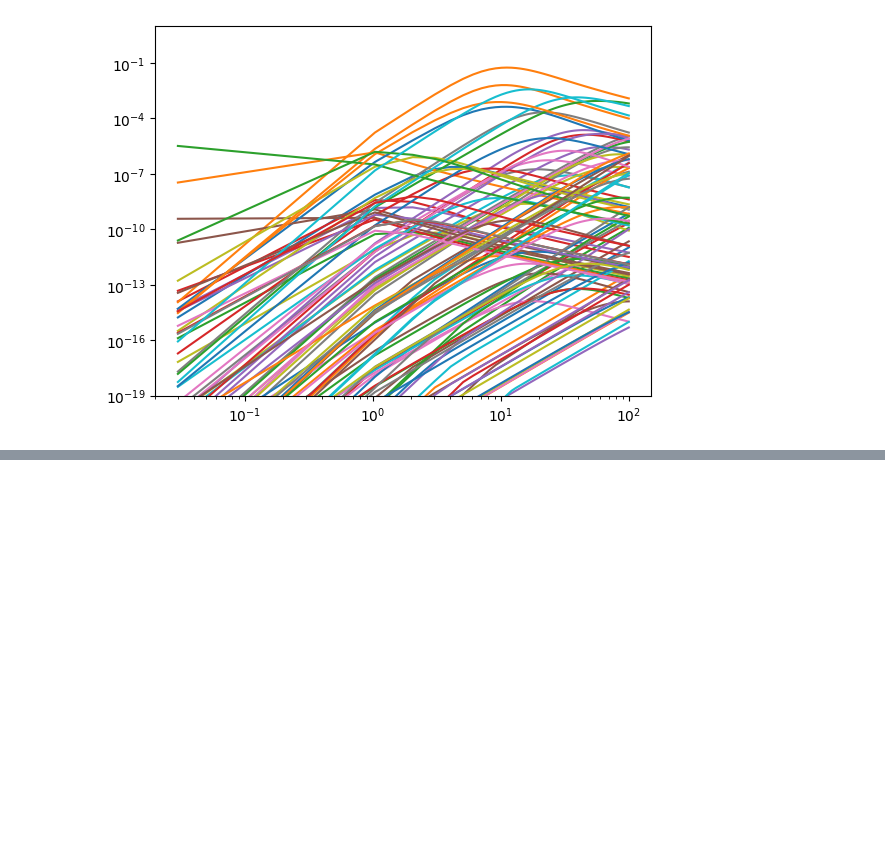
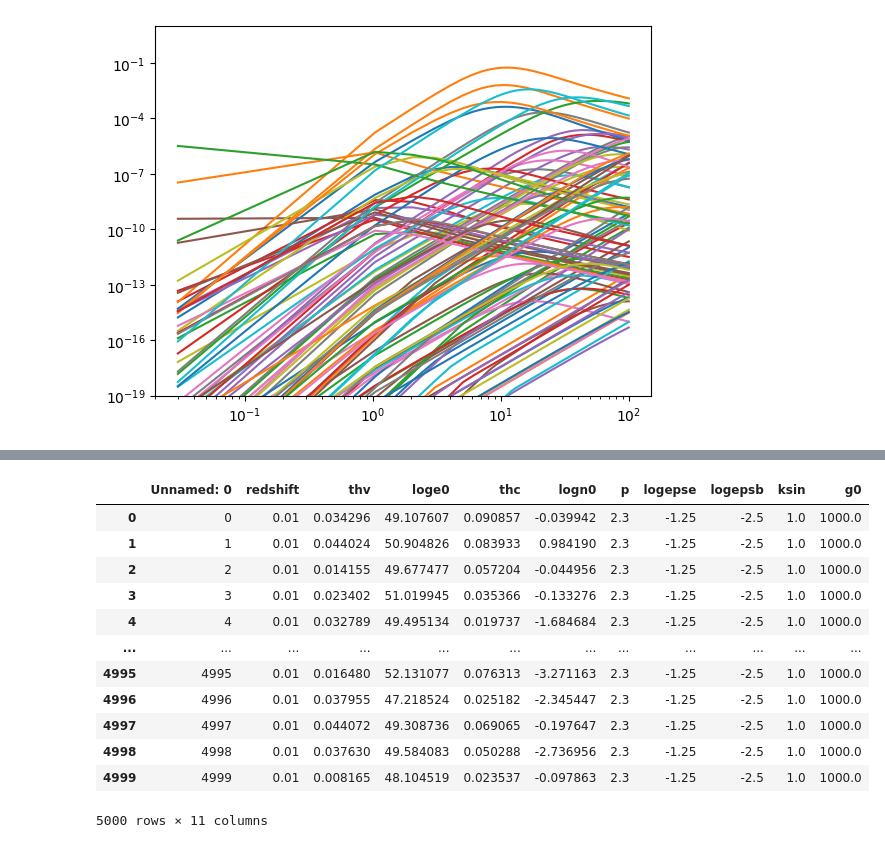
Before and after one commit to wfw23/MPhys_project, a Jupyter notebook: limited_priors.ipynb, the cells around one changed output, grey strips where cells are left out. Drawn from its saved outputs; the diff is of its cells as text; code cells hidden in the pictures; blank space fills up the shorter version.

```diff
--- a/limited_priors.ipynb
+++ b/limited_priors.ipynb
@@ -404,0 +397,17 @@ plt.savefig("on_axiscorner.png", dpi='figure')
+# %%
+on_axisdata= pd.read_csv('on_axis_samples.csv')
+on_axisdata
+# %% [output]
+|  | Unnamed: 0 | redshift | thv | loge0 | thc | logn0 | p | logepse | logepsb | ksin | g0 |
+| 0 | 0 | 0.01 | 0.034296 | 49.107607 | 0.090857 | -0.039942 | 2.3 | -1.25 | -2.5 | 1.0 | 1000.0 |
+| 1 | 1 | 0.01 | 0.044024 | 50.904826 | 0.083933 | 0.984190 | 2.3 | -1.25 | -2.5 | 1.0 | 1000.0 |
+| 2 | 2 | 0.01 | 0.014155 | 49.677477 | 0.057204 | -0.044956 | 2.3 | -1.25 | -2.5 | 1.0 | 1000.0 |
+| 3 | 3 | 0.01 | 0.023402 | 51.019945 | 0.035366 | -0.133276 | 2.3 | -1.25 | -2.5 | 1.0 | 1000.0 |
+| 4 | 4 | 0.01 | 0.032789 | 49.495134 | 0.019737 | -1.684684 | 2.3 | -1.25 | -2.5 | 1.0 | 1000.0 |
+| ... | ... | ... | ... | ... | ... | ... | ... | ... | ... | ... | ... |
+| 4995 | 4995 | 0.01 | 0.016480 | 52.131077 | 0.076313 | -3.271163 | 2.3 | -1.25 | -2.5 | 1.0 | 1000.0 |
+| 4996 | 4996 | 0.01 | 0.037955 | 47.218524 | 0.025182 | -2.345447 | 2.3 | -1.25 | -2.5 | 1.0 | 1000.0 |
+| 4997 | 4997 | 0.01 | 0.044072 | 49.308736 | 0.069065 | -0.197647 | 2.3 | -1.25 | -2.5 | 1.0 | 1000.0 |
+| 4998 | 4998 | 0.01 | 0.037630 | 49.584083 | 0.050288 | -2.736956 | 2.3 | -1.25 | -2.5 | 1.0 | 1000.0 |
+| 4999 | 4999 | 0.01 | 0.008165 | 48.104519 | 0.023537 | -0.097863 | 2.3 | -1.25 | -2.5 | 1.0 | 1000.0 |
+5000 rows × 11 columns
```
Also changed, not shown: parts of 16 cells of this notebook, 3 other files.
